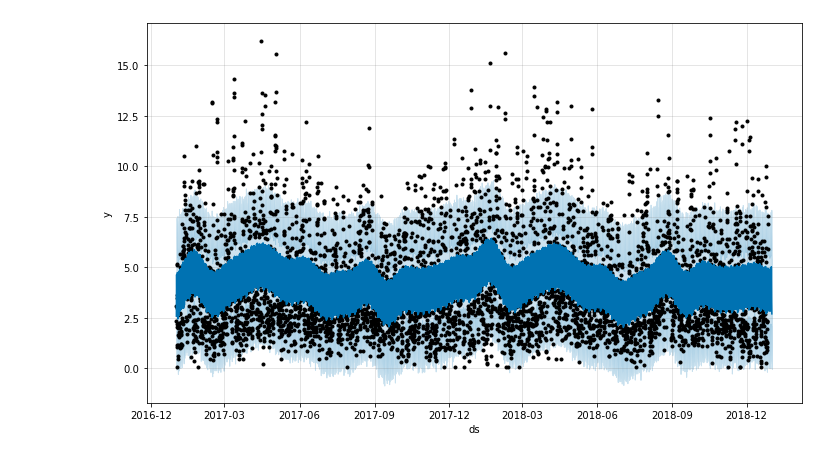
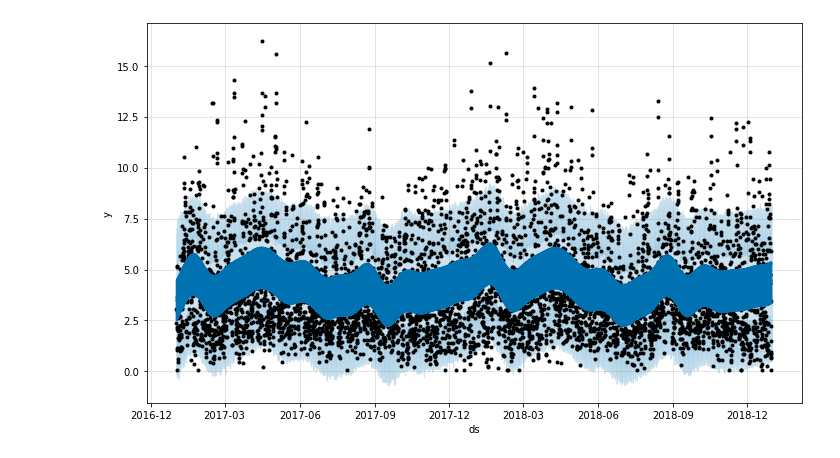
Before and after one commit to HollowMan6/My-LZU-CS-UG-Dissertation, a Jupyter notebook: code/2-Prophet.ipynb, the cells around one changed output. Cells and saved outputs as stored; diff of their text form; code cells hidden in the pictures.

```diff
--- a/code/2-Prophet.ipynb
+++ b/code/2-Prophet.ipynb
@@ -20,16 +20,16 @@ def print_metrics(pred, y_vals):
 # %%
 from prophet import Prophet
-split_line=5800
+split_line=5828
 df = pd.DataFrame(data['ds'][:split_line])
 df['y'] = data['wind'][:split_line]
-m = Prophet(changepoint_prior_scale=1.0, seasonality_prior_scale=0.1, seasonality_mode='additive', changepoint_range=1, yearly_seasonality=True)
+m = Prophet(changepoint_prior_scale=1.0, seasonality_prior_scale=0.1, seasonality_mode='additive', changepoint_range=1, daily_seasonality=True, yearly_seasonality=True, weekly_seasonality=False)
 m.fit(df)
-future = m.make_future_dataframe(periods=len(data['ds'])-split_line, freq='3H')
+future = m.make_future_dataframe(periods=4, freq='3H')
 forecast = m.predict(future)
 fig = m.plot(forecast)
 fig.savefig("prophet_wind.pdf")
 # %% [output]
-[figure, old version]
+[figure, new version]
 # %%
 print_metrics(forecast['yhat'][:split_line].to_numpy(), data['wind'][:split_line].to_numpy())
 # %% [output]
```
Also changed, not shown: parts of 6 cells of this notebook, 36 other files.
